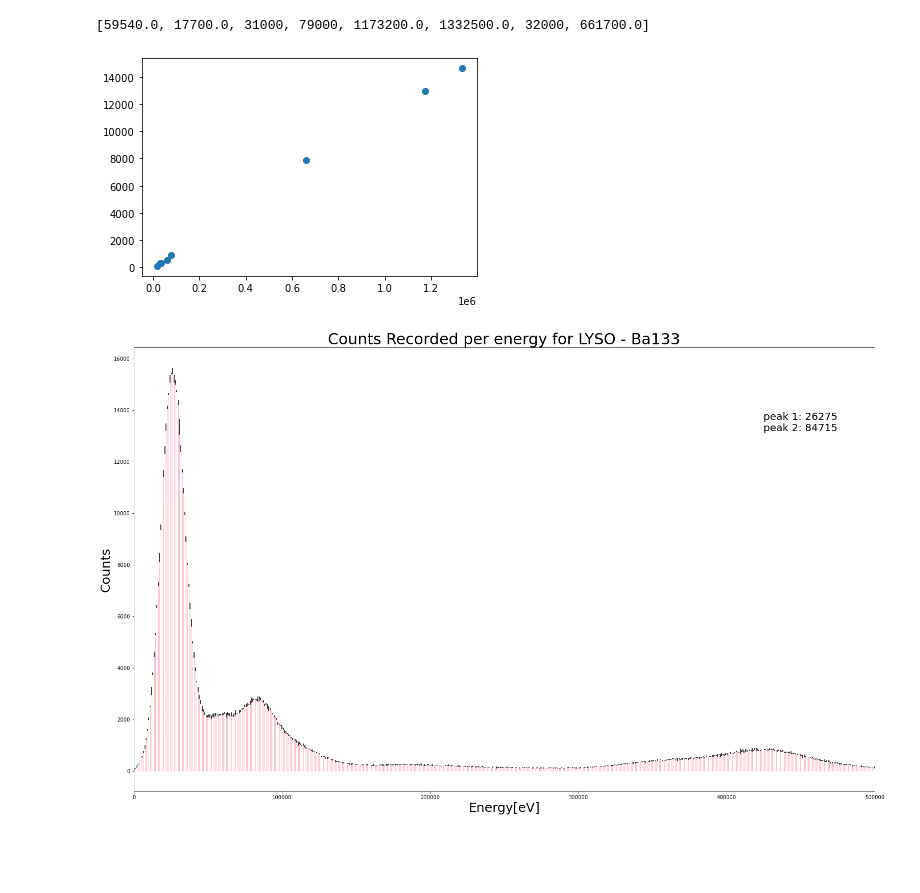
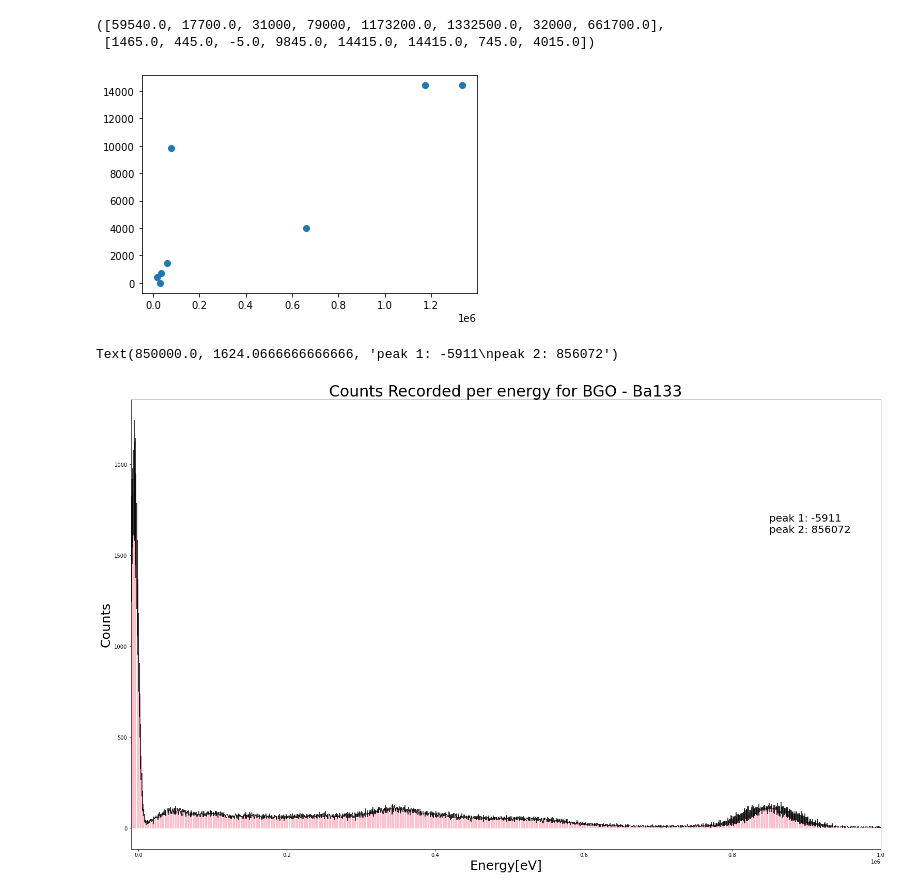
Before and after one commit to diodeamy/GammaSpectra, a Jupyter notebook: graphing.ipynb, the cells around one changed output. Saved outputs shown, nothing was run; the diff lists cells and outputs as text; code cells hidden in the pictures; blank space fills up the shorter version.

```diff
--- a/graphing.ipynb
+++ b/graphing.ipynb
@@ -44,31 +44,32 @@ L_Na22 = pd.read_csv('Data/LYSO/Na22/LYSO_Na22_final.csv')
 # %%
-L_Am = allthewayup(L_Am241, 59.54*10**3, 17.7*10**3, 1)
-L_Ba = allthewayup(L_Ba133, 31*10**3, 79*10**3, 0, 500)
-L_Co = allthewayup(L_Co60, 1173.2*10**3, 1332.5*10**3, 0, 2000, 1)
-L_Cs = allthewayup(L_Cs137, 32*10**3, 661.7*10**3,0, 4000)
-L_Na = allthewayup(L_Na22, 511*10**3, 1274.5*10**3, 0, 4000)
-L_plot_x = [
-    L_Am['peak1']['energy'], L_Am['peak2']['energy'],
-           L_Ba['peak1']['energy'], L_Ba['peak2']['energy'],
-            L_Co['peak1']['energy'], L_Co['peak2']['energy'],
-            L_Cs['peak1']['energy'], L_Cs['peak2']['energy'],
-#             L_Na['peak1']['energy'], L_Na['peak2']['energy']
+B_Am = allthewayup(B_Am241, 59.54*10**3, 17.7*10**3, 1, 1000)
+B_Ba = allthewayup(B_Ba133, 31*10**3, 79*10**3, 0, 6000)
+B_Co = allthewayup(B_Co60, 1173.2*10**3, 1332.5*10**3, 0, 2000, 1)
+B_Cs = allthewayup(B_Cs137, 32*10**3, 661.7*10**3,0, 4000)
+B_Na = allthewayup(B_Na22, 511*10**3, 1274.5*10**3, 0, 4000)
+B_plot_x = [
+    B_Am['peak1']['energy'], B_Am['peak2']['energy'],
+           B_Ba['peak1']['energy'], B_Ba['peak2']['energy'],
+            B_Co['peak1']['energy'], B_Co['peak2']['energy'],
+            B_Cs['peak1']['energy'], B_Cs['peak2']['energy'],
+#             B_Na['peak1']['energy'], B_Na['peak2']['energy']
            ]
 
-L_plot_y = [
-    L_Am['peak1']['channel'], L_Am['peak2']['channel'],
-           L_Ba['peak1']['channel'], L_Ba['peak2']['channel'],
-            L_Co['peak1']['channel'], L_Co['peak2']['channel'],
-            L_Cs['peak1']['channel'], L_Cs['peak2']['channel'],
-#             L_Na['peak1']['channel'], L_Na['peak2']['channel']
+B_plot_y = [
+    B_Am['peak1']['channel'], B_Am['peak2']['channel'],
+           B_Ba['peak1']['channel'], B_Ba['peak2']['channel'],
+            B_Co['peak1']['channel'], B_Co['peak2']['channel'],
+            B_Cs['peak1']['channel'], B_Cs['peak2']['channel'],
+#             B_Na['peak1']['channel'], B_Na['peak2']['channel']
            ]
-plt.scatter(L_plot_x, L_plot_y)
-L_plot_x
+plt.scatter(B_plot_x, B_plot_y)
+B_plot_x, B_plot_y
 # %% [output]
-[59540.0, 17700.0, 31000, 79000, 1173200.0, 1332500.0, 32000, 661700.0]
+([59540.0, 17700.0, 31000, 79000, 1173200.0, 1332500.0, 32000, 661700.0],
+ [1465.0, 445.0, -5.0, 9845.0, 14415.0, 14415.0, 745.0, 4015.0])
-[figure, old version]
+[figure, new version]
 # %%
-reg = sp.stats.linregress(L_plot_y, L_plot_x)
+reg = sp.stats.linregress(B_plot_y, B_plot_x)
 # %%
 def retrouvezvous(data1, data2, data3, data4, data5):
     peaks1 = allthewayup(data1, 59.54*10**3, 17.7*10**3, 1)
@@ -103,7 +115,7 @@ def retrouvezvous(data1, data2, data3, data4, data5):
 
     return data1, data2, data3, data4, data5
 # %%
-(a, b, c, d, e) = retrouvezvous(L_Am241, L_Ba133, L_Co60, L_Cs137, L_Na22)
+(a, b, c, d, e) = retrouvezvous(B_Am241, B_Ba133, B_Co60, B_Cs137, B_Na22)
 # %%
 def peakfind(dataset, islarger, peakwidth = 150, iscobalt = 0):
     df_sort = dataset.sort_values(by=['average'],
@@ -132,39 +144,40 @@ def peakfind(dataset, islarger, peakwidth = 150, iscobalt = 0):
 dataframe = b
 
 ######
-x_min = 0
-x_max = 0.5*10**6
-crystal = 'LYSO'
+x_min = -10000
+x_max = 1000000
+crystal = 'BGO'
 source = 'Ba133'
 
 
 ######
 energy = dataframe['energy']
 average = dataframe['average']
-error = dataframe['error']
+error_average = dataframe['error']
 
 #####
-peaks = peakfind(dataframe, 0, peakwidth = 50000)
+peaks = peakfind(dataframe, 0, 0.5*10**6)
 peak1 = int(peaks["peak1"])
 peak2 = int(peaks["peak2"])
 # %%
 fig, ax = plt.subplots(figsize = (26,16))
 
-ax.bar(x = energy, height = average, width = 0.8, ec = 'pink', yerr = error)
+ax.bar(x = energy, height = average, width = 0.8, ec = 'pink', yerr = error_average )
 ax.set_xlim(xmin=x_min, xmax = x_max)
 
 plt.xlabel('Energy[eV]', fontsize = 25)
 plt.ylabel('Counts', fontsize = 25)
 plt.title(f'Counts Recorded per energy for {crystal} - {source}', fontsize = 30)
 plt.text(0.85*x_max,
          np.max(average)*0.85,
          f"peak 1: {peak1}\npeak 2: {peak2}",
          dict(size=20)
         )
 
-plt.savefig(f'Graphs_Energy/{crystal}_{source}.png')
+# plt.savefig(f'Graphs_Energy/{crystal}_{source}.png')
 # %% [output]
+Text(850000.0, 1624.0666666666666, 'peak 1: -5911\npeak 2: 856072')
-[figure, old version]
+[figure, new version]
 # %%
 def FWHM(x, y):
     half_max = np.max(dataframe)["average"] / 2
```
Also changed, not shown: parts of 8 cells of this notebook, 4 other files.
